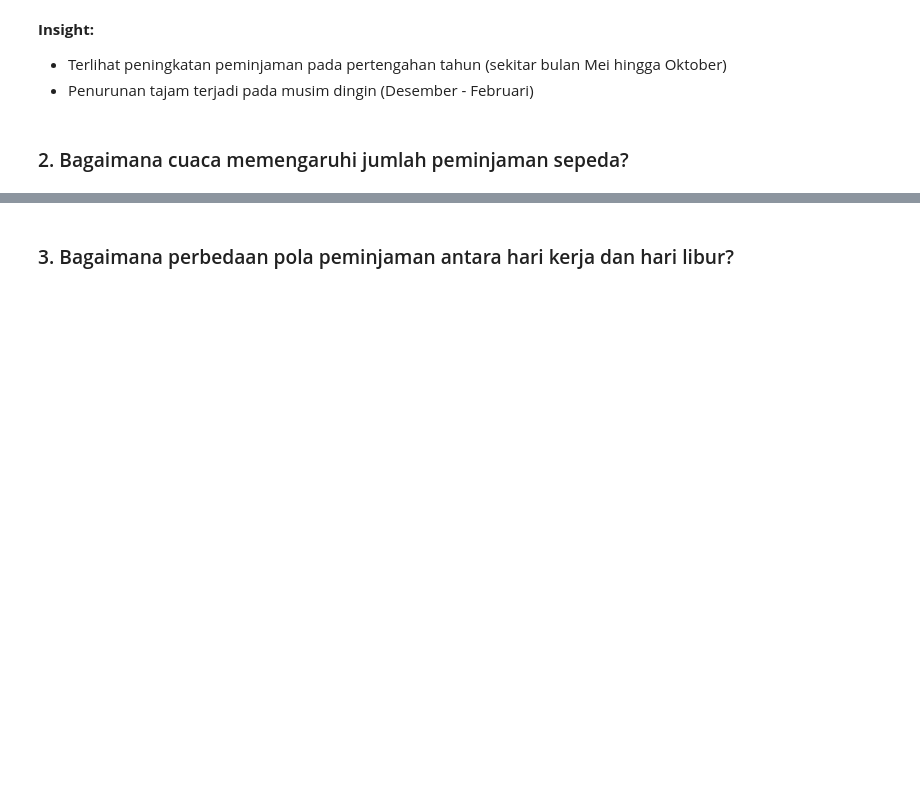
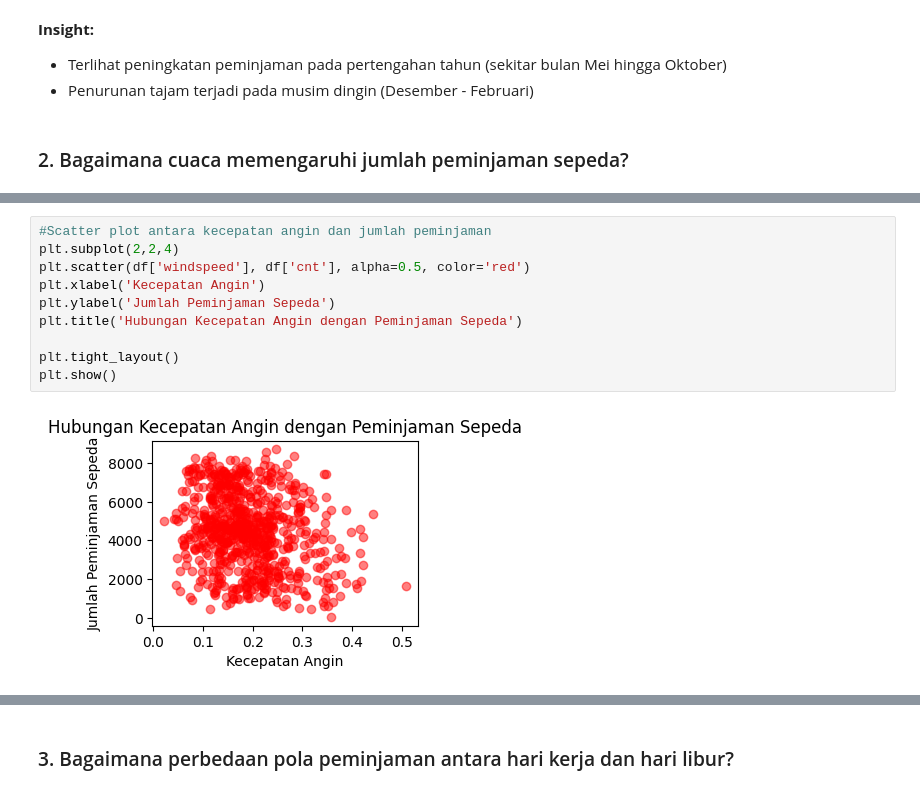
Before and after one commit to wisnufrmdhn/Project-Laskar-AI, a Jupyter notebook: notebook.ipynb, the cells around one changed output, grey strips where cells are left out. Drawn from its saved outputs; the diff is of its cells as text; blank space fills up the shorter version.

```diff
--- a/notebook.ipynb
+++ b/notebook.ipynb
@@ -461,0 +452,12 @@ print(df['weathersit'].unique())
+# %%
+#Scatter plot antara kecepatan angin dan jumlah peminjaman
+plt.subplot(2,2,4)
+plt.scatter(df['windspeed'], df['cnt'], alpha=0.5, color='red')
+plt.xlabel('Kecepatan Angin')
+plt.ylabel('Jumlah Peminjaman Sepeda')
+plt.title('Hubungan Kecepatan Angin dengan Peminjaman Sepeda')
+
+plt.tight_layout()
+plt.show()
+# %% [output]
+[figure, added]
```
Also changed, not shown: parts of 8 cells of this notebook, 1 other file.
